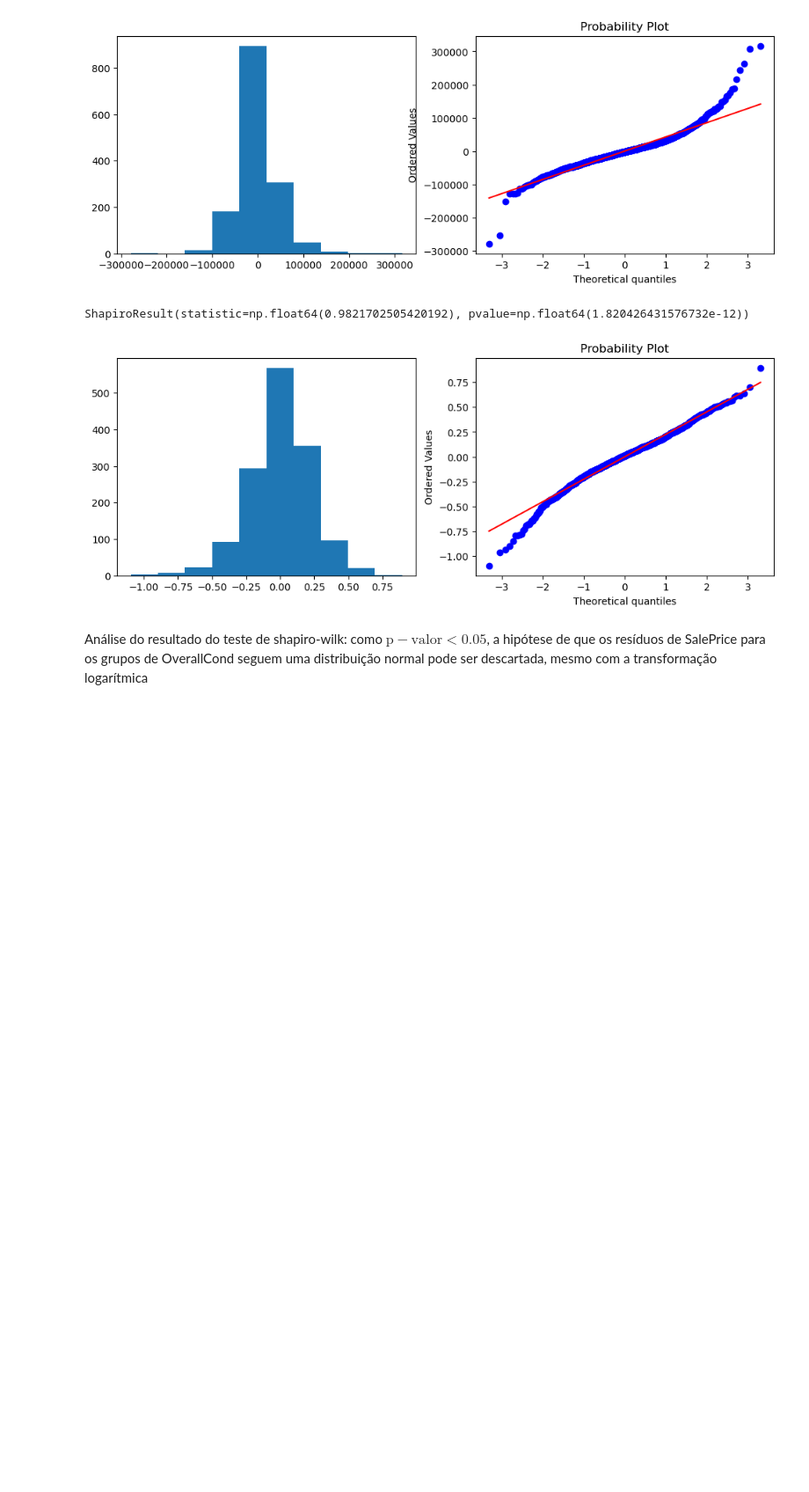
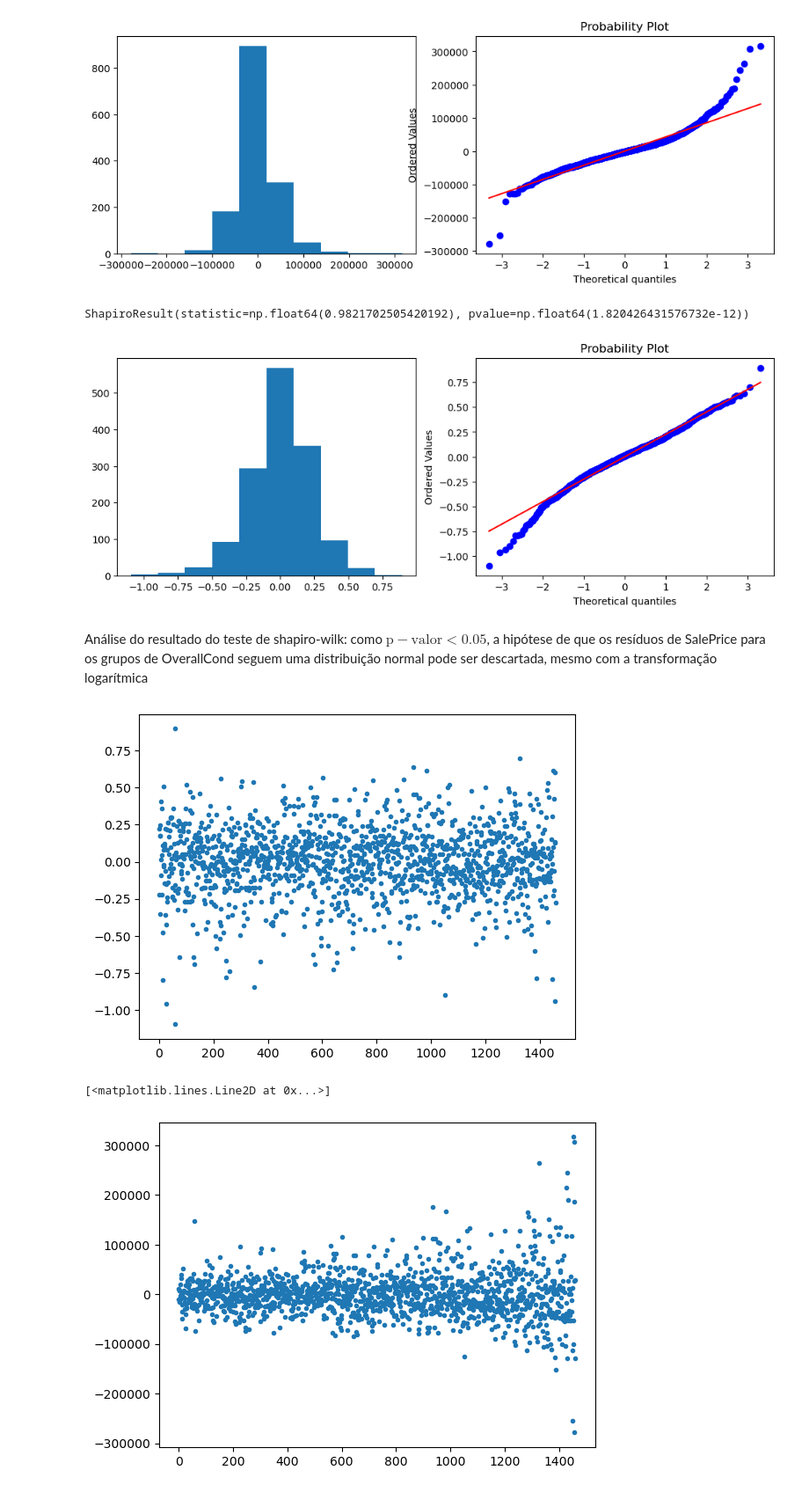
Before and after one commit to mariribeiro257/estat-exame-B, a Jupyter notebook: hypothesis_testes_2.ipynb, the cells around one changed output. Shown at 88% size. Cells and saved outputs as stored; diff of their text form; code cells hidden in the pictures; blank space fills up the shorter version.

```diff
--- a/hypothesis_testes_2.ipynb
+++ b/hypothesis_testes_2.ipynb
@@ -94,3 +94,14 @@ ShapiroResult(statistic=np.float64(0.9821702505420192), pvalue=np.float64(1.8204
 [figure]
 # %% [markdown]
 Análise do resultado do teste de shapiro-wilk: como $\mathrm{p-valor} < 0.05$, a hipótese de que os resíduos de SalePrice para os grupos de OverallCond seguem uma distribuição normal pode ser descartada, mesmo com a transformação logarítmica
+# %%
+# Independencia das amostras
+
+plt.plot(residuos_log, ".")
+plt.show()
+
+plt.plot(residuos, ".")
+# %% [output]
+[figure, added]
+[<matplotlib.lines.Line2D at 0x...>]
+[figure, added]
```
Also changed, not shown: parts of 1 cell of this notebook.
